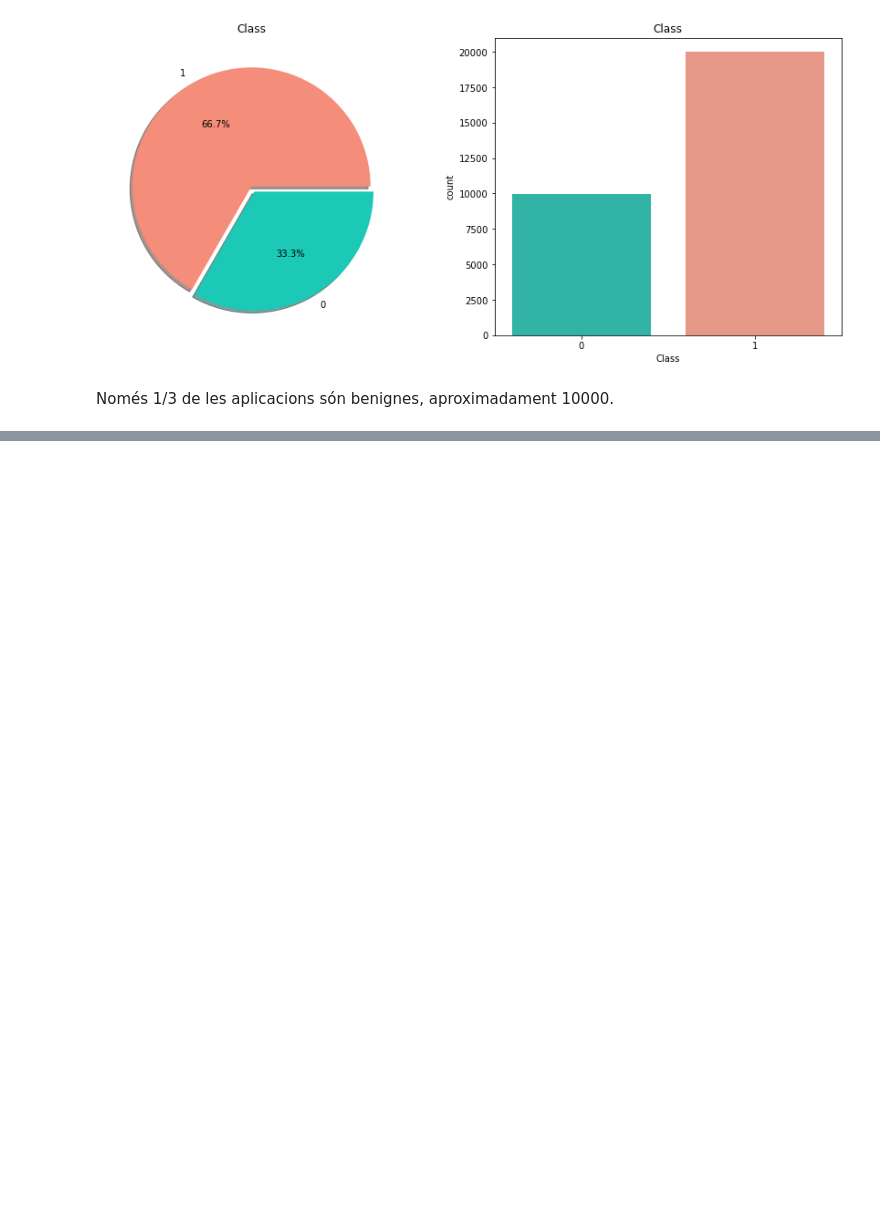
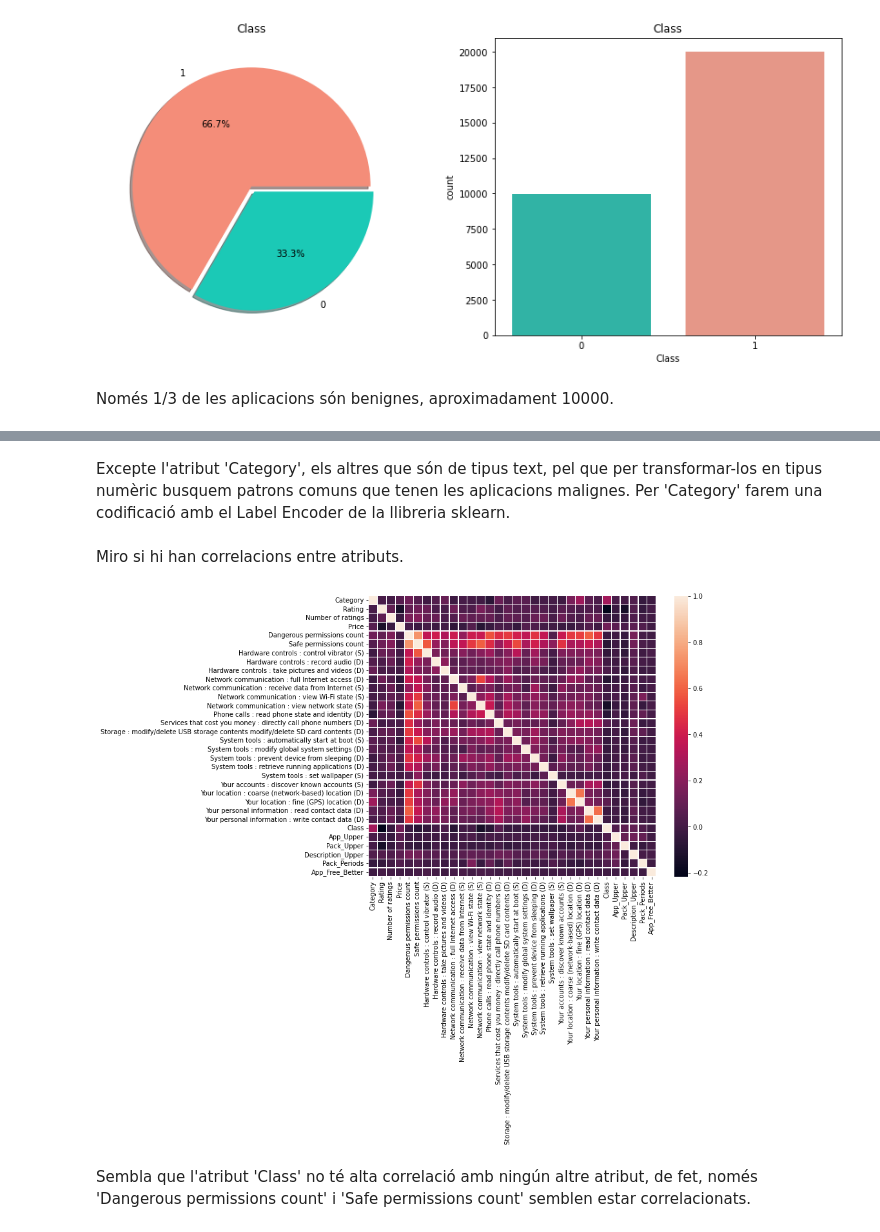
Before and after one commit to isotopi/Android_Permission, a Jupyter notebook: notebooks/android_permission.ipynb, the cells around one changed output, grey strips where cells are left out. Saved outputs shown, nothing was run; the diff lists cells and outputs as text; code cells hidden in the pictures; blank space fills up the shorter version.

Commit message:
preprocessing

```diff
--- a/notebooks/android_permission.ipynb
+++ b/notebooks/android_permission.ipynb
@@ -85,0 +92,7 @@ Només 1/3 de les aplicacions són benignes, aproximadament 10000.
+# %%
+dropper = []
+for col in df.columns[10:]:
+    if (df[col].value_counts()[0] > 28999 or df[col].value_counts()[0] < 1000):
+        dropper.append(col)
+
+df = df.drop(df[dropper], axis = 1)
@@ -85,0 +101,2 @@ Només 1/3 de les aplicacions són benignes, aproximadament 10000.
+# %%
+df = df.drop(['Related apps'], axis = 1)
@@ -85,0 +105,3 @@ Només 1/3 de les aplicacions són benignes, aproximadament 10000.
+# %%
+print(df.isnull().sum(),'\n')
+df = df.dropna()
@@ -85,0 +126,34 @@ Només 1/3 de les aplicacions són benignes, aproximadament 10000.
+# %% [markdown]
+Excepte l'atribut 'Category', els altres que són de tipus text, pel que per transformar-los en tipus numèric busquem patrons comuns que tenen les aplicacions malignes. Per 'Category' farem una codificació amb el Label Encoder de la llibreria sklearn.
+# %%
+# encoding Category
+from sklearn.preprocessing import LabelEncoder
+le = LabelEncoder()
+df['Category'] = le.fit_transform(df['Category'])
+
+# patrons columnes tipues text
+# nombre de majúscules entre les tres columnes
+df['App_Upper'] = df['App'].apply(lambda message: sum(1 for c in str(message) if c.isupper()))
+df['Pack_Upper'] = df['Package'].apply(lambda message: sum(1 for c in str(message) if c.isupper()))
+df['Description_Upper'] = df['Description'].apply(lambda message: sum(1 for c in str(message) if c.isupper()))
+
+# nombre de punts a 'Package'
+df['Pack_Periods'] = df['Package'].apply(lambda message: sum(1 for c in str(message) if '.' in c))
+
+# paraules com "free" o "better" en el nom
+df['App_Free_Better'] = df['App'].str.contains('free|better').astype(int)
+
+
+df = df.drop(['App'], axis = 1)
+df = df.drop(['Package'], axis = 1)
+df = df.drop(['Description'], axis = 1)
+# %% [markdown]
+Miro si hi han correlacions entre atributs.
+# %%
+correlacio = df.corr()
+plt.figure(figsize = (10,8))
+ax = sns.heatmap(correlacio, linewidths=.2)
+# %% [output]
+[figure, added]
+# %% [markdown]
+Sembla que l'atribut 'Class' no té alta correlació amb ningún altre atribut, de fet, només 'Dangerous permissions count' i 'Safe permissions count' semblen estar correlacionats.
```
Also changed, not shown: parts of 6 cells of this notebook.
